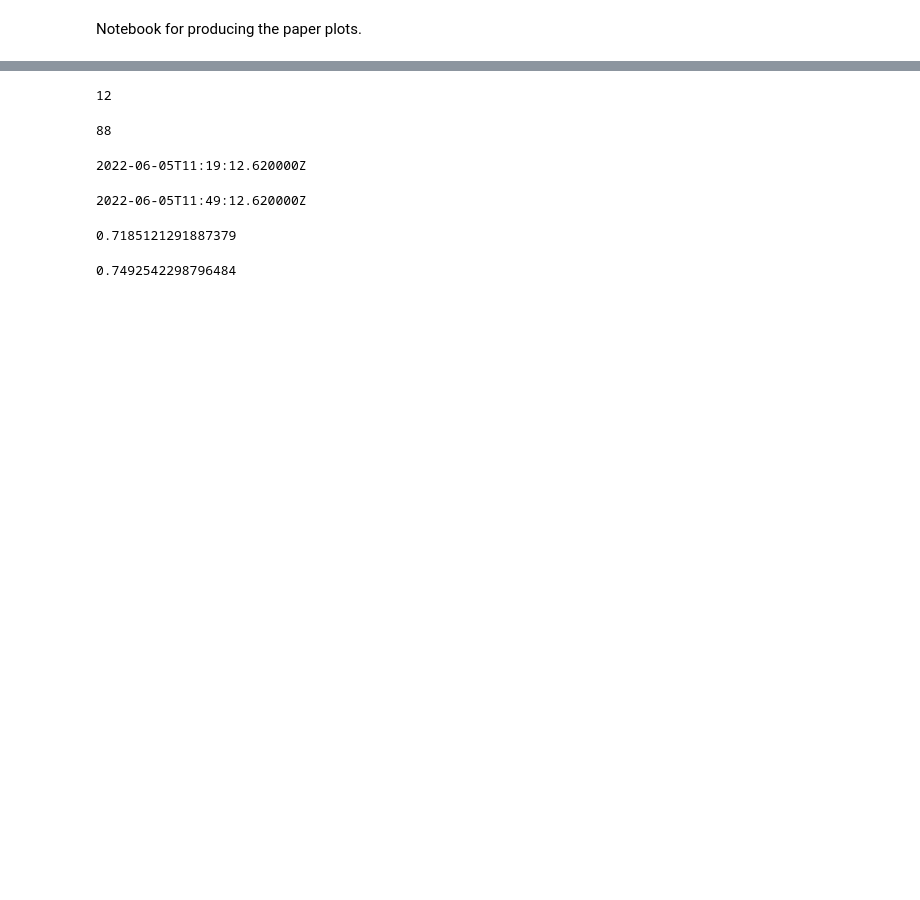
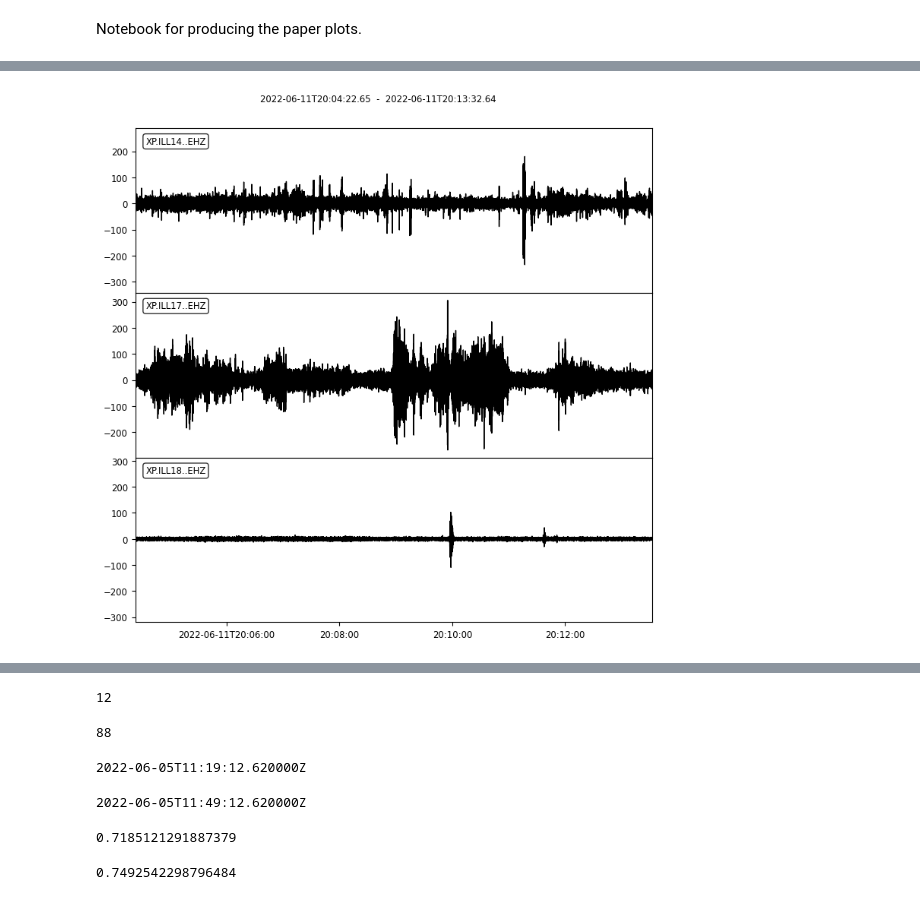
Before and after one commit to FKamper/seismic-isolation-forest, a Jupyter notebook: notebooks/plots.ipynb, the cells around one changed output, grey strips where cells are left out. Drawn from its saved outputs; the diff is of its cells as text; code cells hidden in the pictures; blank space fills up the shorter version.

```diff
--- a/notebooks/plots.ipynb
+++ b/notebooks/plots.ipynb
@@ -128,2 +33,9 @@ if_mod = load(f"../output/TE/if/models/ILL12.joblib")
 # %%
-paths = find_paths("XP", "ILL12", "EHZ.D", start=2018, stop=2022)
+paths11 = find_paths("XP", "ILL11", "HHZ.D", start=2021, stop=2022)
+paths12 = find_paths("XP", "ILL12", "EHZ.D", start=2021, stop=2022)
+paths13 = find_paths("XP", "ILL13", "EHZ.D", start=2021, stop=2022)
+paths16 = find_paths("XP", "ILL16", "EHZ.D", start=2021, stop=2022)
+paths17 = find_paths("XP", "ILL17", "EHZ.D", start=2021, stop=2022)
+paths18 = find_paths("XP", "ILL18", "EHZ.D", start=2021, stop=2022)
+paths14 = find_paths("XP", "ILL14", "EHZ.D", start=2021, stop=2022)
+paths15 = find_paths("XP", "ILL15", "EHZ.D", start=2021, stop=2022)
@@ -129,0 +86,81 @@ paths = find_paths("XP", "ILL12", "EHZ.D", start=2018, stop=2022)
+# %%
+dt = "2022-06-11"
+t0 = obspy.UTCDateTime("2022-06-11T20:04:22.650000Z")
+t1 = obspy.UTCDateTime("2022-06-11T20:13:32.650000Z")
+# %%
+st = obspy.Stream()
+# try:
+
+#     st11 = obspy.read(find_date_in_strings(paths11, dt)[0])
+#     preproc_stream(st11)
+#     st += st11
+
+# except Exception as e:
+#     pass
+
+# try:
+
+#     st13 = obspy.read(find_date_in_strings(paths13, dt)[0])
+#     preproc_stream(st13)
+#     st += st13
+
+# except Exception as e:
+#     pass
+# try:
+
+#     st12 = obspy.read(find_date_in_strings(paths12, dt)[0])
+#     preproc_stream(st12)
+#     st += st12
+
+# except Exception as e:
+#     pass
+
+try:
+    st16 = obspy.read(find_date_in_strings(paths16, dt)[0])
+    preproc_stream(st16)
+    st += st16
+
+except Exception as e:
+    pass
+
+
+try:
+    st17 = obspy.read(find_date_in_strings(paths17, dt)[0])
+    preproc_stream(st17)
+    st += st17
+except Exception as e:
+    pass
+
+try:
+    st18 = obspy.read(find_date_in_strings(paths18, dt)[0])
+    preproc_stream(st18)
+    st += st18
+
+except Exception as e:
+    pass
+
+try:
+    st14 = obspy.read(find_date_in_strings(paths14, dt)[0])
+    preproc_stream(st14)
+    st += st14
+except Exception as e:
+    pass
+
+try:
+    st15 = obspy.read(find_date_in_strings(paths15, dt)[0])
+    preproc_stream(st15)
+    st += st15
+
+except Exception as e:
+    pass
+
+st.trim(
+    t0,
+    t1 - timedelta(seconds=0.01),
+)
+
+st.plot()
+# st.spectrogram(log=True, wlen=10, show=False)
+plt.show()
+# %% [output]
+[figure, added]
```
Also changed, not shown: parts of 20 cells of this notebook, 12 other files.
